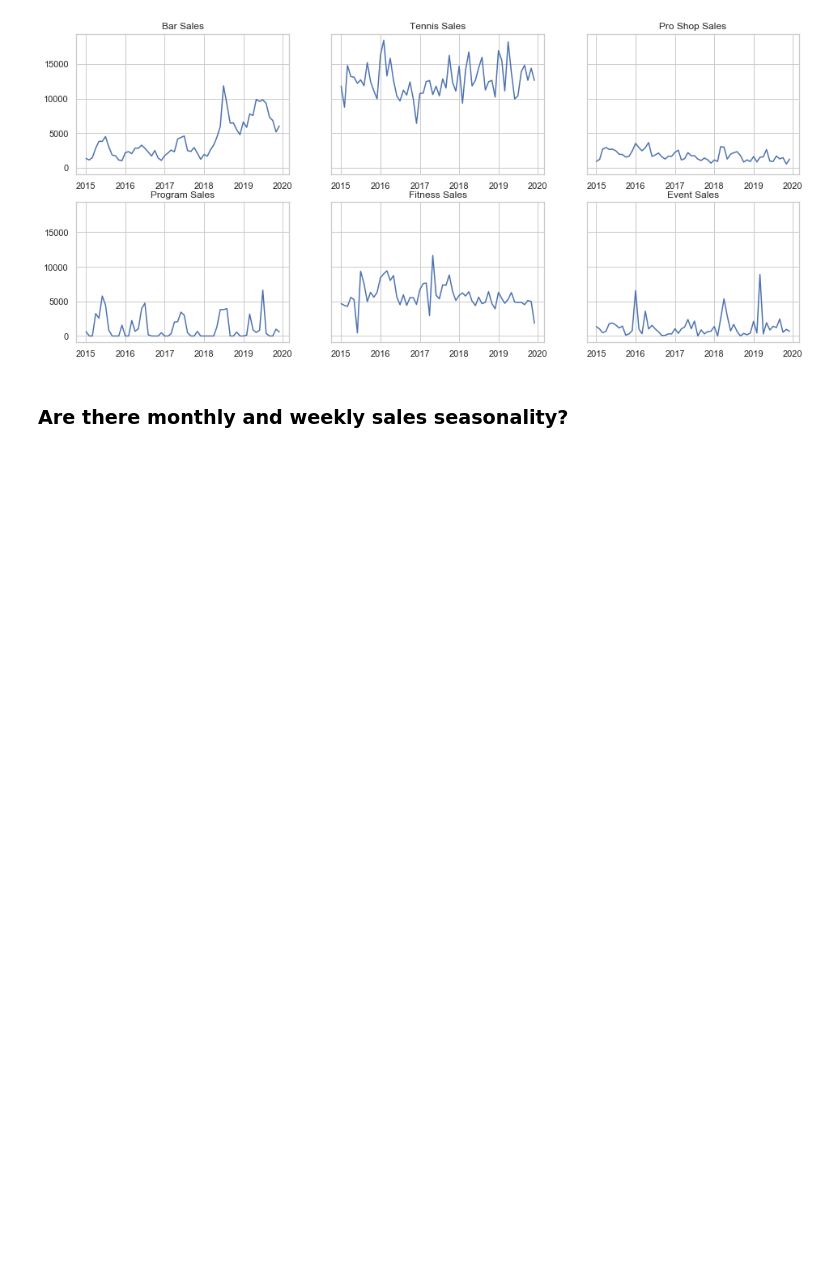
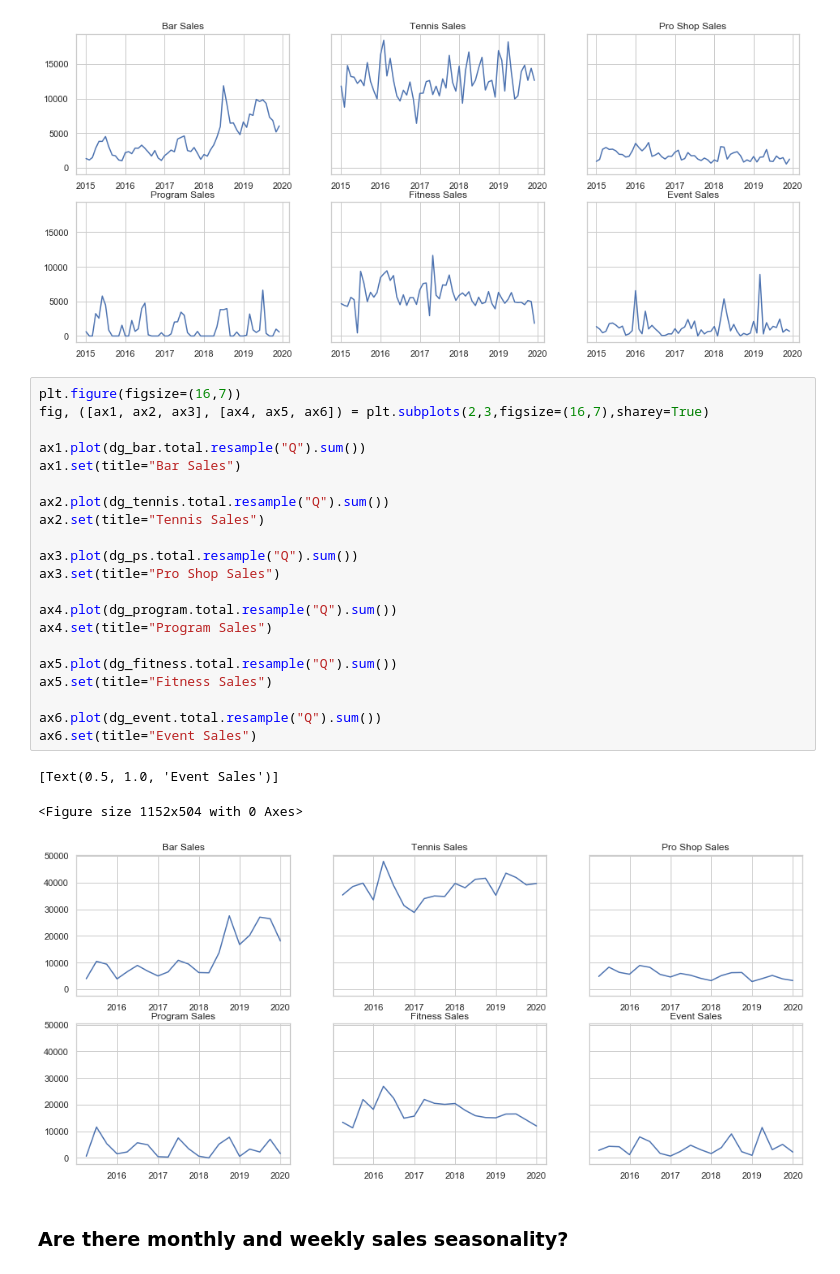
Before and after one commit to crisgiovanoni/jncc_project, a Jupyter notebook: bi_analysis.ipynb, the cells around one changed output. Saved outputs shown, nothing was run; the diff lists cells and outputs as text; blank space fills up the shorter version.

```diff
--- a/bi_analysis.ipynb
+++ b/bi_analysis.ipynb
@@ -406,6 +406,31 @@ ax6.set(title="Event Sales")
 [Text(0.5, 1.0, 'Event Sales')]
 <Figure size 1152x504 with 0 Axes>
 [figure]
+# %%
+plt.figure(figsize=(16,7))
+fig, ([ax1, ax2, ax3], [ax4, ax5, ax6]) = plt.subplots(2,3,figsize=(16,7),sharey=True)
+
+ax1.plot(dg_bar.total.resample("Q").sum())
+ax1.set(title="Bar Sales")
+
+ax2.plot(dg_tennis.total.resample("Q").sum())
+ax2.set(title="Tennis Sales")
+
+ax3.plot(dg_ps.total.resample("Q").sum())
+ax3.set(title="Pro Shop Sales")
+
+ax4.plot(dg_program.total.resample("Q").sum())
+ax4.set(title="Program Sales")
+
+ax5.plot(dg_fitness.total.resample("Q").sum())
+ax5.set(title="Fitness Sales")
+
+ax6.plot(dg_event.total.resample("Q").sum())
+ax6.set(title="Event Sales")
+# %% [output]
+[Text(0.5, 1.0, 'Event Sales')]
+<Figure size 1152x504 with 0 Axes>
+[figure, added]
 # %% [markdown]
 ### Are there monthly and weekly sales seasonality?
 # %%
```
Also changed, not shown: parts of 4 cells of this notebook, 1 other file.
